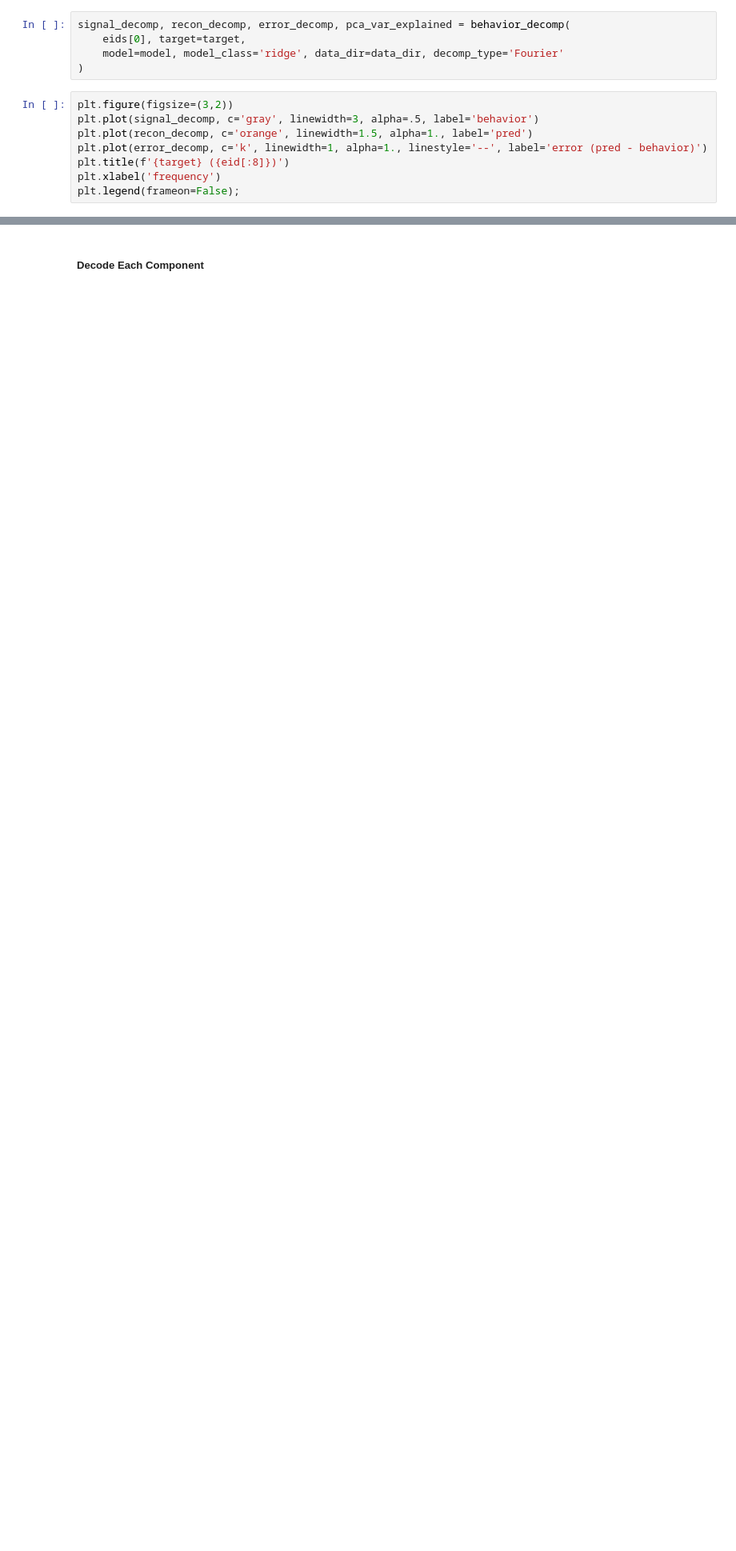
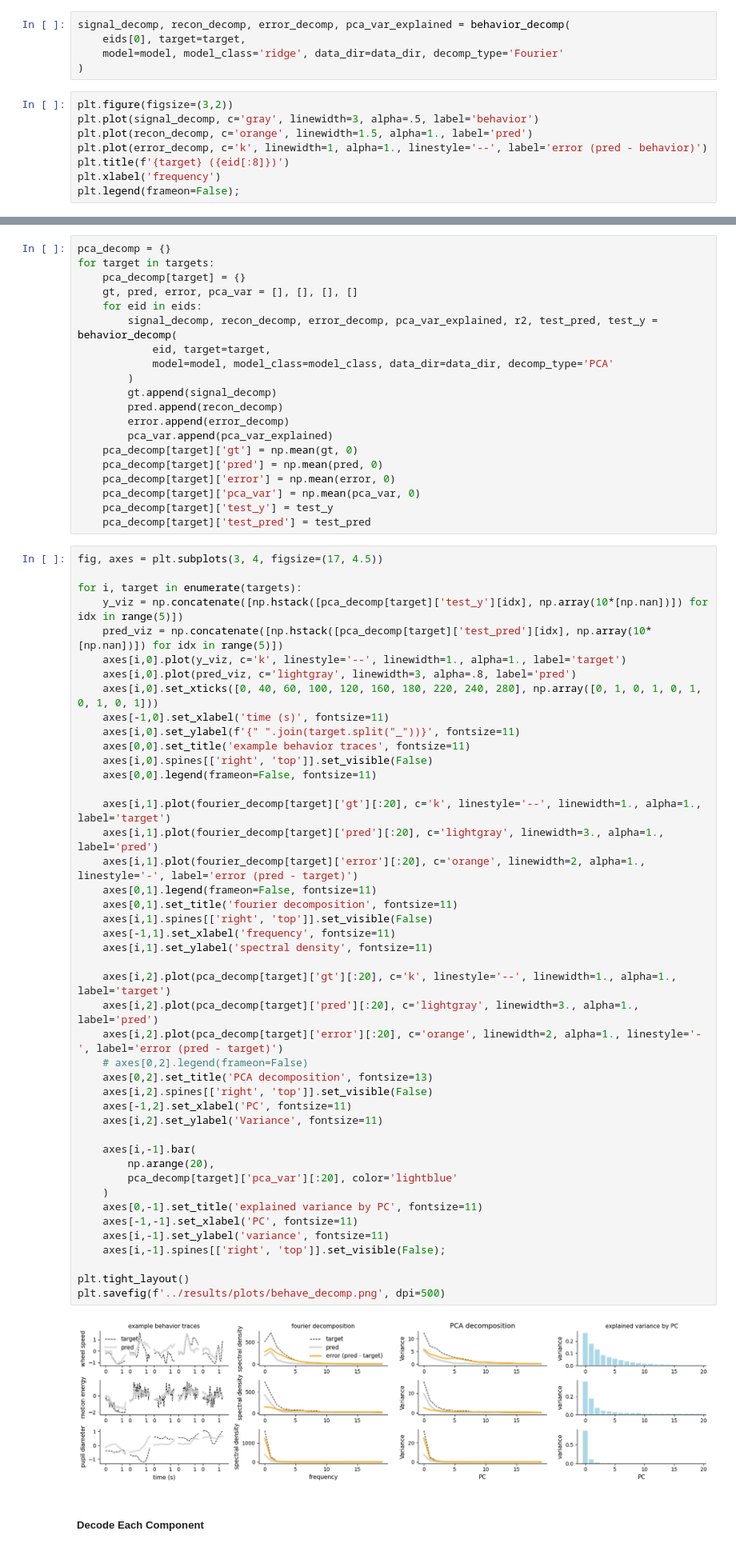
Before and after one commit to yzhang511/neural_decoding, a Jupyter notebook: notebooks/behavior_decomp.ipynb, the cells around one changed output, grey strips where cells are left out. Shown at 80% size. Cells and saved outputs as stored; diff of their text form; blank space fills up the shorter version.

```diff
--- a/notebooks/behavior_decomp.ipynb
+++ b/notebooks/behavior_decomp.ipynb
@@ -344,3 +364,69 @@ behavior data shape: (715, 50)
+# %%
+pca_decomp = {}
+for target in targets:
+    pca_decomp[target] = {}
+    gt, pred, error, pca_var = [], [], [], []
+    for eid in eids:
+        signal_decomp, recon_decomp, error_decomp, pca_var_explained, r2, test_pred, test_y = behavior_decomp(
+            eid, target=target,
+            model=model, model_class=model_class, data_dir=data_dir, decomp_type='PCA'
+        )
+        gt.append(signal_decomp)
+        pred.append(recon_decomp)
+        error.append(error_decomp)
+        pca_var.append(pca_var_explained)
+    pca_decomp[target]['gt'] = np.mean(gt, 0)
+    pca_decomp[target]['pred'] = np.mean(pred, 0)
+    pca_decomp[target]['error'] = np.mean(error, 0)
+    pca_decomp[target]['pca_var'] = np.mean(pca_var, 0)
+    pca_decomp[target]['test_y'] = test_y
+    pca_decomp[target]['test_pred'] = test_pred
+# %%
+fig, axes = plt.subplots(3, 4, figsize=(17, 4.5))
+
+for i, target in enumerate(targets):
+    y_viz = np.concatenate([np.hstack([pca_decomp[target]['test_y'][idx], np.array(10*[np.nan])]) for idx in range(5)])
+    pred_viz = np.concatenate([np.hstack([pca_decomp[target]['test_pred'][idx], np.array(10*[np.nan])]) for idx in range(5)])
+    axes[i,0].plot(y_viz, c='k', linestyle='--', linewidth=1., alpha=1., label='target')
+    axes[i,0].plot(pred_viz, c='lightgray', linewidth=3, alpha=.8, label='pred')
+    axes[i,0].set_xticks([0, 40, 60, 100, 120, 160, 180, 220, 240, 280], np.array([0, 1, 0, 1, 0, 1, 0, 1, 0, 1]))
+    axes[-1,0].set_xlabel('time (s)', fontsize=11)
+    axes[i,0].set_ylabel(f'{" ".join(target.split("_"))}', fontsize=11)
+    axes[0,0].set_title('example behavior traces', fontsize=11)
+    axes[i,0].spines[['right', 'top']].set_visible(False)
+    axes[0,0].legend(frameon=False, fontsize=11)
+
+    axes[i,1].plot(fourier_decomp[target]['gt'][:20], c='k', linestyle='--', linewidth=1., alpha=1., label='target')
+    axes[i,1].plot(fourier_decomp[target]['pred'][:20], c='lightgray', linewidth=3., alpha=1., label='pred')
+    axes[i,1].plot(fourier_decomp[target]['error'][:20], c='orange', linewidth=2, alpha=1., linestyle='-', label='error (pred - target)')
+    axes[0,1].legend(frameon=False, fontsize=11)
+    axes[0,1].set_title('fourier decomposition', fontsize=11)
+    axes[i,1].spines[['right', 'top']].set_visible(False)
+    axes[-1,1].set_xlabel('frequency', fontsize=11)
+    axes[i,1].set_ylabel('spectral density', fontsize=11)
+
+    axes[i,2].plot(pca_decomp[target]['gt'][:20], c='k', linestyle='--', linewidth=1., alpha=1.,  label='target')
+    axes[i,2].plot(pca_decomp[target]['pred'][:20], c='lightgray', linewidth=3., alpha=1., label='pred')
+    axes[i,2].plot(pca_decomp[target]['error'][:20], c='orange', linewidth=2, alpha=1., linestyle='-', label='error (pred - target)')
+    # axes[0,2].legend(frameon=False)
+    axes[0,2].set_title('PCA decomposition', fontsize=13)
+    axes[i,2].spines[['right', 'top']].set_visible(False)
+    axes[-1,2].set_xlabel('PC', fontsize=11)
+    axes[i,2].set_ylabel('Variance', fontsize=11)
+
+    axes[i,-1].bar(
+        np.arange(20),
+        pca_decomp[target]['pca_var'][:20], color='lightblue'
+    )
+    axes[0,-1].set_title('explained variance by PC', fontsize=11)
+    axes[-1,-1].set_xlabel('PC', fontsize=11)
+    axes[i,-1].set_ylabel('variance', fontsize=11)
+    axes[i,-1].spines[['right', 'top']].set_visible(False);
+
+plt.tight_layout()
+plt.savefig(f'../results/plots/behave_decomp.png', dpi=500)
+# %% [output]
+[figure, added]
 # %% [markdown]
 ##### Decode Each Component
 # %%
```
Also changed, not shown: parts of 2 cells of this notebook.
